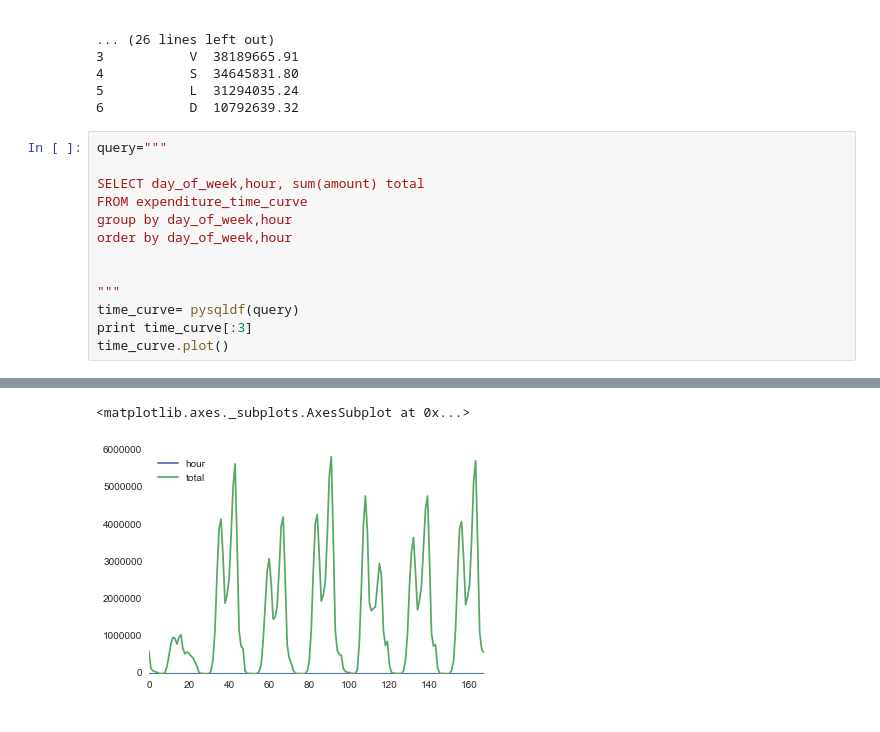
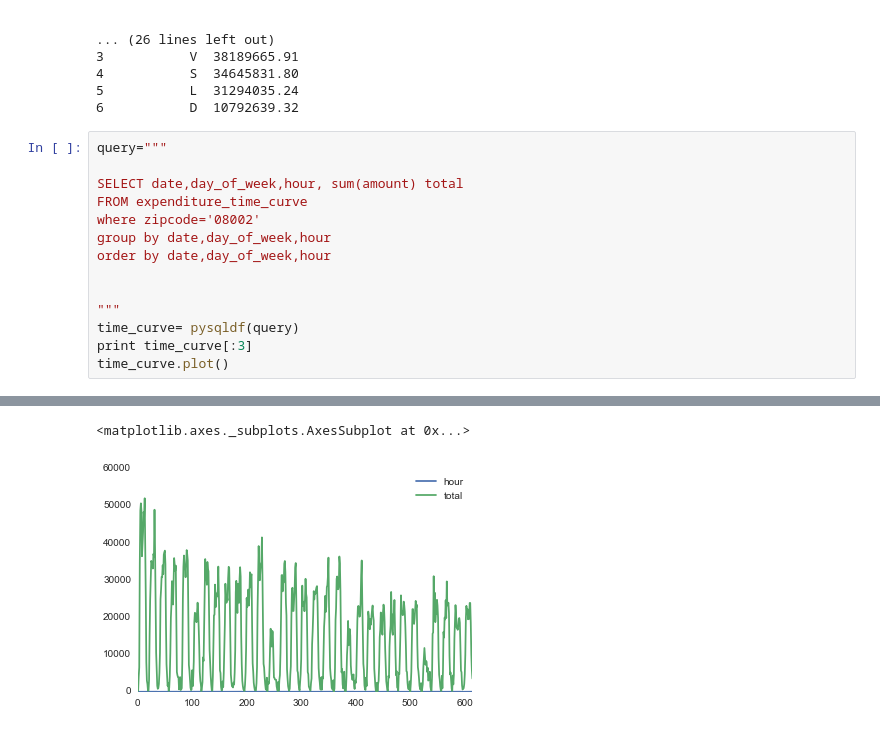
Before and after one commit to TeamUno/project, a Jupyter notebook: initial-exploration/zip_to_zips.ipynb, the cells around one changed output, grey strips where cells are left out. Saved outputs shown, nothing was run; the diff lists cells and outputs as text.

Commit message:
time_curve where zipcode 08002

```diff
--- a/initial-exploration/zip_to_zips.ipynb
+++ b/initial-exploration/zip_to_zips.ipynb
@@ -279,10 +279,11 @@ print pysqldf(query)
 # %%
 query="""
 
-SELECT day_of_week,hour, sum(amount) total
+SELECT date,day_of_week,hour, sum(amount) total
 FROM expenditure_time_curve
-group by day_of_week,hour
-order by day_of_week,hour
+where zipcode='08002'
+group by date,day_of_week,hour
+order by date,day_of_week,hour
 
 
 """
@@ -297,2 +298,2 @@ time_curve.plot()
 <matplotlib.axes._subplots.AxesSubplot at 0x...>
-[figure, old version]
+[figure, new version]
```
Also changed, not shown: parts of 1 cell of this notebook.
